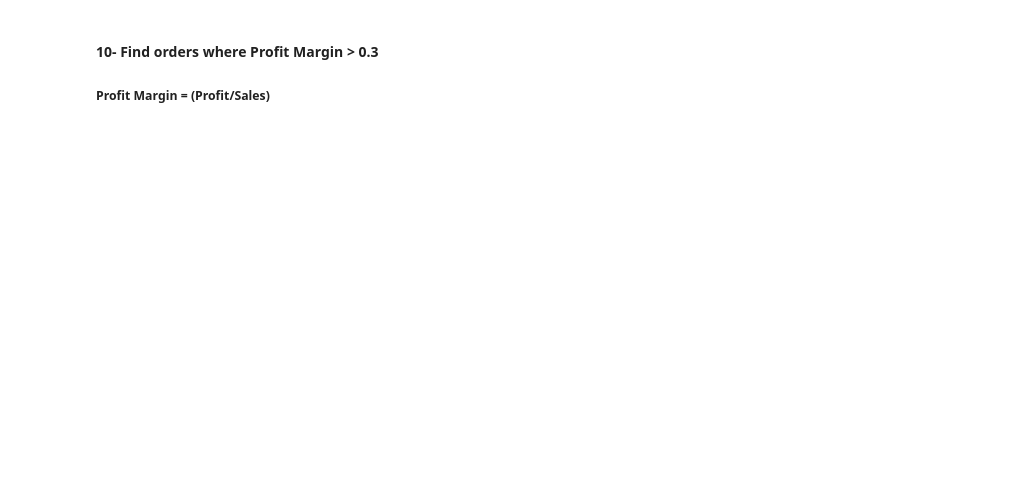
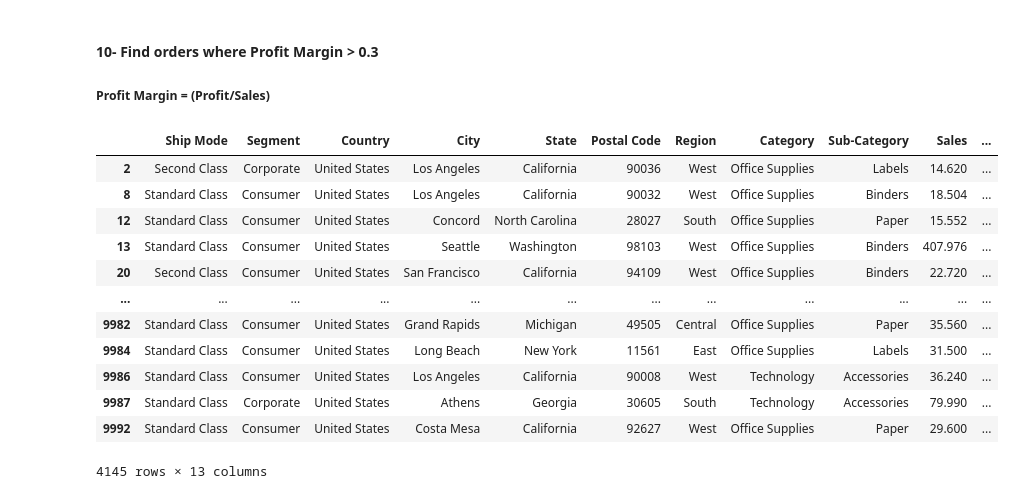
Before and after one commit to Kashif3021/Jawan_pak_B5, a Jupyter notebook: Assigments/assignment_10/Assignment 10.ipynb, the cells around one changed output. Saved outputs shown, nothing was run; the diff lists cells and outputs as text; code cells hidden in the pictures; blank space fills up the shorter version.

```diff
--- a/Assigments/assignment_10/Assignment 10.ipynb
+++ b/Assigments/assignment_10/Assignment 10.ipynb
@@ -157,3 +177,19 @@ df.iloc[0:5, [0, 1, 9]]
 # %% [markdown]
 #### 10- Find orders where Profit Margin > 0.3
 ##### Profit Margin = (Profit/Sales)
+# %%
+df[(df['Profit'] / df['Sales']) > 0.3]
+# %% [output]
+|  | Ship Mode | Segment | Country | City | State | Postal Code | Region | Category | Sub-Category | Sales | ... |
+| 2 | Second Class | Corporate | United States | Los Angeles | California | 90036 | West | Office Supplies | Labels | 14.620 | ... |
+| 8 | Standard Class | Consumer | United States | Los Angeles | California | 90032 | West | Office Supplies | Binders | 18.504 | ... |
+| 12 | Standard Class | Consumer | United States | Concord | North Carolina | 28027 | South | Office Supplies | Paper | 15.552 | ... |
+| 13 | Standard Class | Consumer | United States | Seattle | Washington | 98103 | West | Office Supplies | Binders | 407.976 | ... |
+| 20 | Second Class | Consumer | United States | San Francisco | California | 94109 | West | Office Supplies | Binders | 22.720 | ... |
+| ... | ... | ... | ... | ... | ... | ... | ... | ... | ... | ... | ... |
+| 9982 | Standard Class | Consumer | United States | Grand Rapids | Michigan | 49505 | Central | Office Supplies | Paper | 35.560 | ... |
+| 9984 | Standard Class | Consumer | United States | Long Beach | New York | 11561 | East | Office Supplies | Labels | 31.500 | ... |
+| 9986 | Standard Class | Consumer | United States | Los Angeles | California | 90008 | West | Technology | Accessories | 36.240 | ... |
+| 9987 | Standard Class | Corporate | United States | Athens | Georgia | 30605 | South | Technology | Accessories | 79.990 | ... |
+| 9992 | Standard Class | Consumer | United States | Costa Mesa | California | 92627 | West | Office Supplies | Paper | 29.600 | ... |
+4145 rows × 13 columns
```
Also changed, not shown: parts of 1 cell of this notebook.
